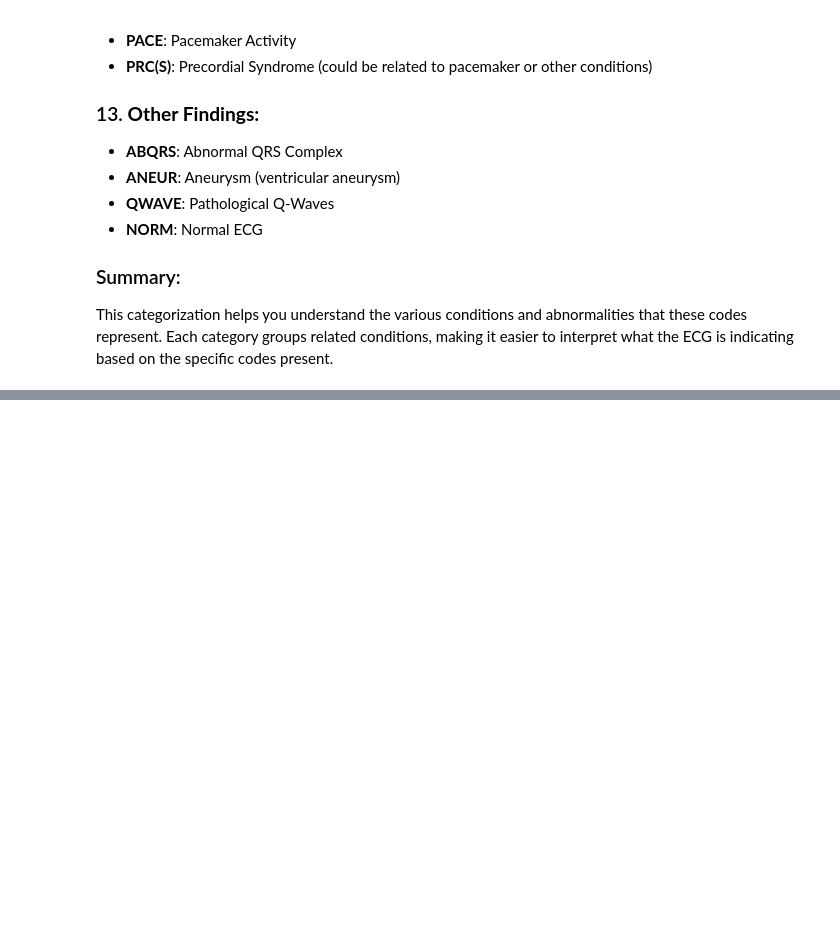
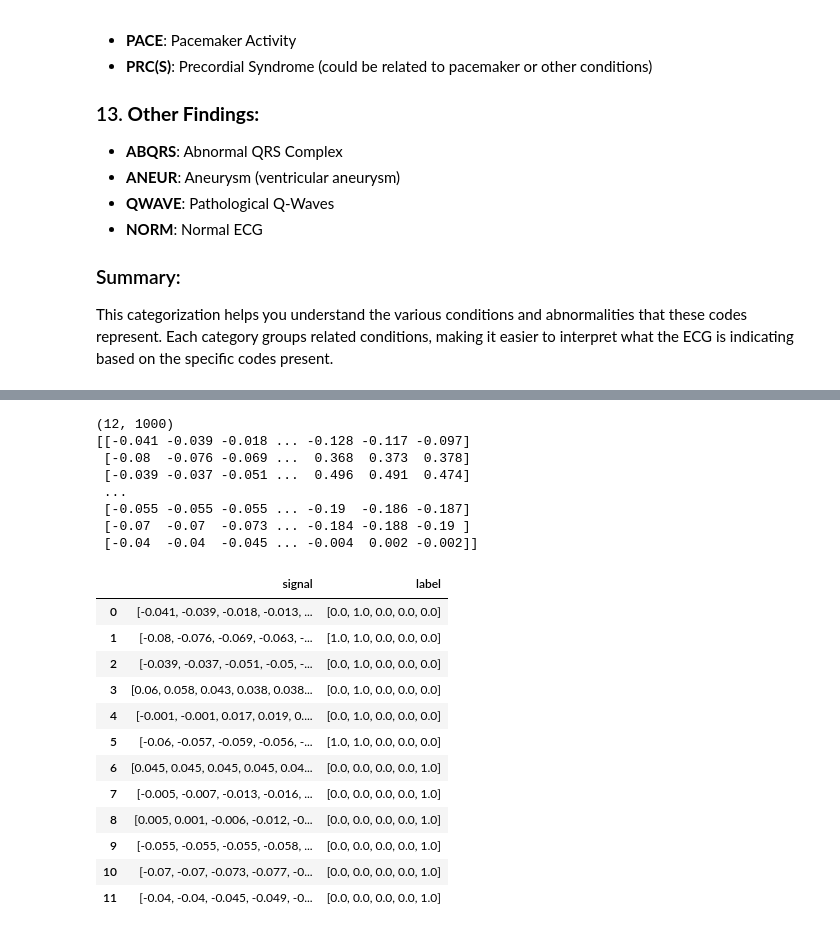
Before and after one commit to r-butl/ECGSignalClassifer, a Jupyter notebook: PTBXLR-dataset-analysis.ipynb, the cells around one changed output, grey strips where cells are left out. Saved outputs shown, nothing was run; the diff lists cells and outputs as text; code cells hidden in the pictures; blank space fills up the shorter version.

```diff
--- a/PTBXLR-dataset-analysis.ipynb
+++ b/PTBXLR-dataset-analysis.ipynb
@@ -237,0 +296,4 @@ ecg_id
+# %%
+# Apply the filter to the full data frame
+noise_information = noise_information.map(lambda x: filter_lead_symbols(x))
+print(len(noise_information))
@@ -237,0 +302,6 @@ ecg_id
+# %%
+# Hightlight the rows that were unparsable even after filter
+mask = noise_information.map(lambda x: error_message in str(x))
+cleaned_noise_information = noise_information[~mask.any(axis=1)]
+print(len(cleaned_noise_information))
+print(f"Total lost rows: {len(noise_information) - len(cleaned_noise_information)}")
@@ -237,0 +311,7 @@ ecg_id
+# %%
+# Remove rows from the sig_database that are not present in the cleaned_noise information then apply the changes
+sig_database = sig_database.loc[cleaned_noise_information.index]
+sig_database[['baseline_drift', 'static_noise', 'burst_noise', 'electrodes_problems']] = cleaned_noise_information[['baseline_drift', 'static_noise', 'burst_noise', 'electrodes_problems']]
+sig_database.reset_index(drop=True, inplace=True)
+print(len(sig_database))
+print(sig_database.head())
@@ -237,0 +343,58 @@ ecg_id
+# %%
+def load_and_transform(df):
+    file_path = df['filename_lr']
+    signals, meta = load_one_sample(os.path.join(root_directory_path, file_path))
+    signals = signals.T
+    noise_types = ['baseline_drift', 'static_noise', 'burst_noise', 'electrodes_problems', 'clean']
+    print(signals.shape)    # (rows, columns) -> (lead, noise type)
+
+    classifications = np.zeros((signals.shape[0], len(noise_types)))
+    for noise_index, type in enumerate(noise_types):
+        # Get the indexes of the signals that contain this type of noise using the lead code
+        if type != 'clean':
+            codes_for_noise_type = df[type]
+
+            # No Leads have noise
+            if codes_for_noise_type != 'clean':
+                for code in codes_for_noise_type:
+                    lead_index = lead_table.index(code)
+                    classifications[lead_index][noise_index] = 1
+
+    # If no noise it present in the column, mark the clean label as true
+    clean_index = noise_types.index('clean')
+    for lead_index in range(classifications.shape[0]):
+
+        if np.sum(classifications[lead_index: -1]) == 0.0:
+            classifications[lead_index][noise_index] = 1
+
+    # Export the signal, label matchings
+    print(signals)
+    rows = []
+    for lead_index in range(signals.shape[0]):
+        rows.append({'signal': signals[lead_index].tolist()[0], 'label' : classifications[lead_index]})
+
+    return pd.DataFrame(rows)
+
+load_and_transform(sig_database.iloc[7])
+# %% [output]
+(12, 1000)
+[[-0.041 -0.039 -0.018 ... -0.128 -0.117 -0.097]
+ [-0.08  -0.076 -0.069 ...  0.368  0.373  0.378]
+ [-0.039 -0.037 -0.051 ...  0.496  0.491  0.474]
+ ...
+ [-0.055 -0.055 -0.055 ... -0.19  -0.186 -0.187]
+ [-0.07  -0.07  -0.073 ... -0.184 -0.188 -0.19 ]
+ [-0.04  -0.04  -0.045 ... -0.004  0.002 -0.002]]
+|  | signal | label |
+| 0 | [-0.041, -0.039, -0.018, -0.013, ... | [0.0, 1.0, 0.0, 0.0, 0.0] |
+| 1 | [-0.08, -0.076, -0.069, -0.063, -... | [1.0, 1.0, 0.0, 0.0, 0.0] |
+| 2 | [-0.039, -0.037, -0.051, -0.05, -... | [0.0, 1.0, 0.0, 0.0, 0.0] |
+| 3 | [0.06, 0.058, 0.043, 0.038, 0.038... | [0.0, 1.0, 0.0, 0.0, 0.0] |
+| 4 | [-0.001, -0.001, 0.017, 0.019, 0.... | [0.0, 1.0, 0.0, 0.0, 0.0] |
+| 5 | [-0.06, -0.057, -0.059, -0.056, -... | [1.0, 1.0, 0.0, 0.0, 0.0] |
+| 6 | [0.045, 0.045, 0.045, 0.045, 0.04... | [0.0, 0.0, 0.0, 0.0, 1.0] |
+| 7 | [-0.005, -0.007, -0.013, -0.016, ... | [0.0, 0.0, 0.0, 0.0, 1.0] |
+| 8 | [0.005, 0.001, -0.006, -0.012, -0... | [0.0, 0.0, 0.0, 0.0, 1.0] |
+| 9 | [-0.055, -0.055, -0.055, -0.058, ... | [0.0, 0.0, 0.0, 0.0, 1.0] |
+| 10 | [-0.07, -0.07, -0.073, -0.077, -0... | [0.0, 0.0, 0.0, 0.0, 1.0] |
+| 11 | [-0.04, -0.04, -0.045, -0.049, -0... | [0.0, 0.0, 0.0, 0.0, 1.0] |
```
Also changed, not shown: parts of 19 cells of this notebook, 1 other file.
